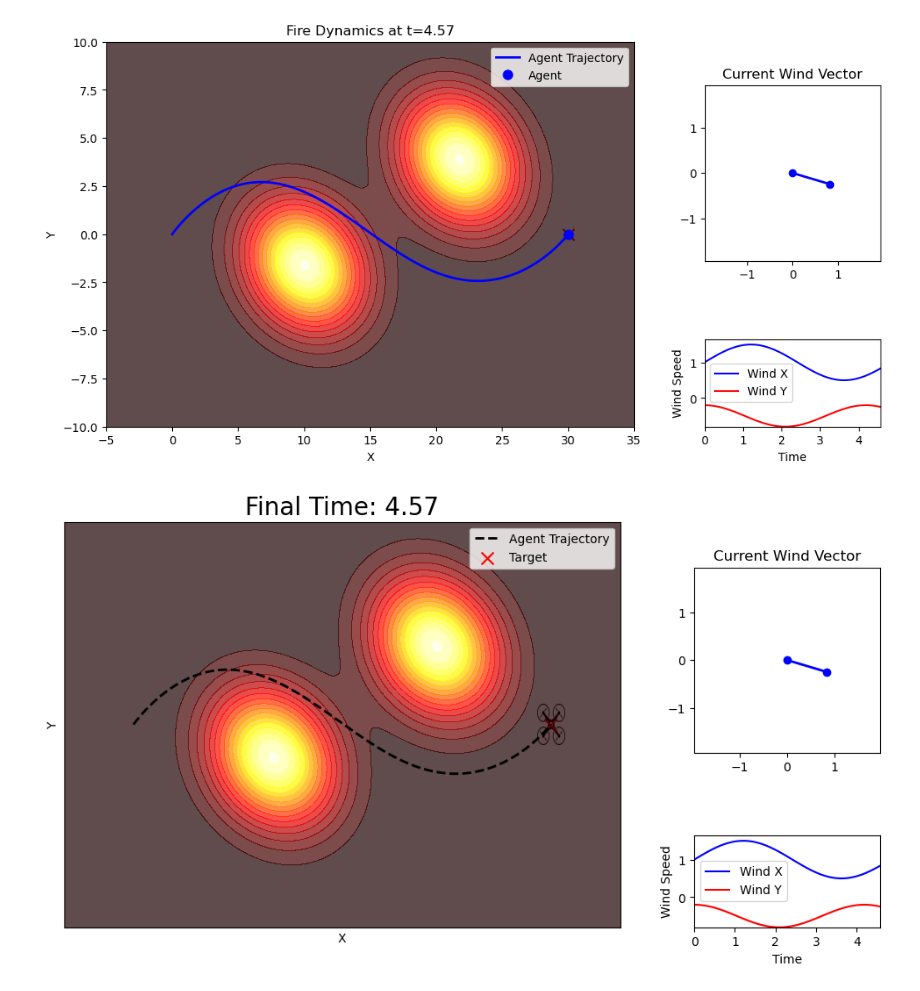
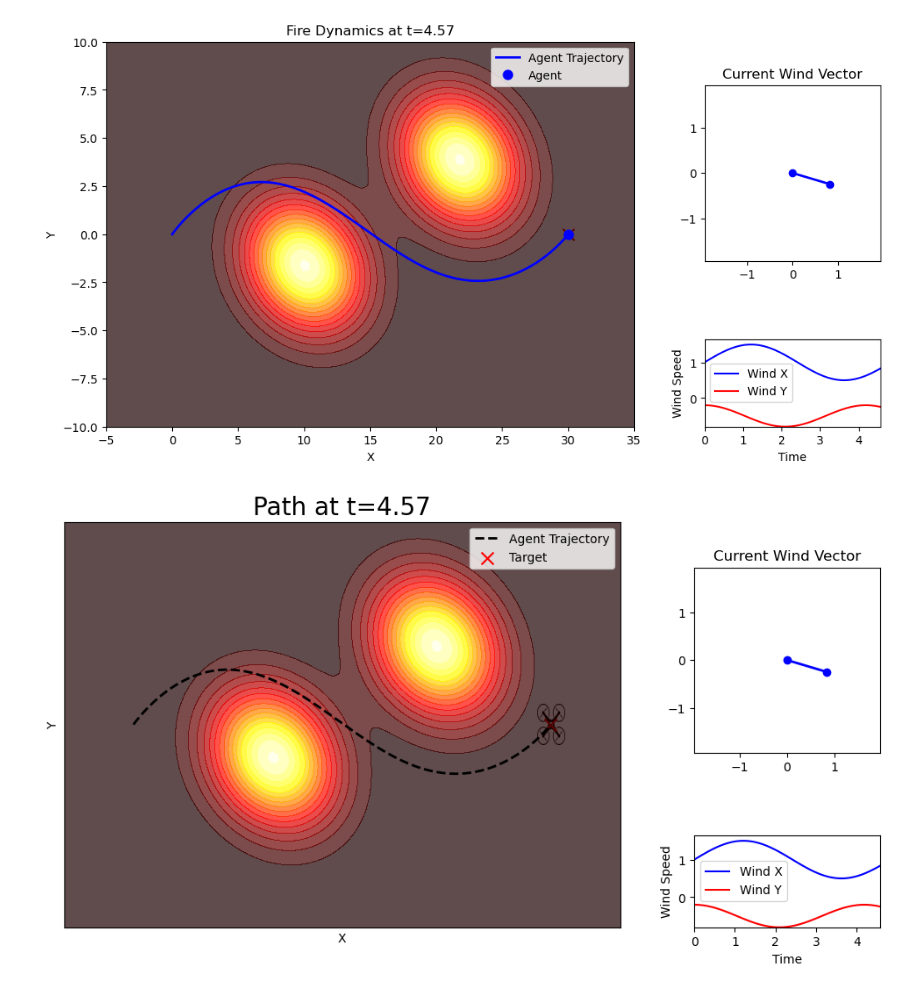
Before and after one commit to mwshumway/Wildfires, a Jupyter notebook: two_fire_vary_wind_avoid.ipynb, the cells around one changed output. Drawn from its saved outputs; the diff is of its cells as text; code cells hidden in the pictures.

```diff
--- a/two_fire_vary_wind_avoid.ipynb
+++ b/two_fire_vary_wind_avoid.ipynb
@@ -385,7 +385,7 @@ contour = None
 traj_line, = main_ax.plot([], [], 'k--', lw=2, label='Agent Trajectory')
 main_ax.legend()
 
-drone_img = mpimg.imread('drone2.png')
+drone_img = mpimg.imread('images/drone2.png')
 drone_size = 1.0
 drone = main_ax.imshow(drone_img, aspect='auto', extent=[-100, -99, -100, -99])
 
@@ -393,7 +393,6 @@ drone = main_ax.imshow(drone_img, aspect='auto', extent=[-100, -99, -100, -99])
 main_ax.scatter(target[0], target[1], marker='x', color='red', s=100, label='Target')
 main_ax.legend()
 
-main_ax.set_title(f'Final Time: {tf:.2f}', fontsize=20)
 main_ax.set_xticks([])
 main_ax.set_yticks([])
 
@@ -433,34 +432,36 @@ def update(i):
                   aspect='equal', title='Current Wind Vector')
     color = 'blue' if w1 >= 0 else 'red'
     vector_ax.plot([0, w1], [0, w2], color=color, linewidth=2, marker='o')
 
     # Update wind over time plot
     wind_line1.set_data(t_values[:i+1], w1_list[:i+1])
     wind_line2.set_data(t_values[:i+1], w2_list[:i+1])
 
     # Update trajectory and current position
     mask = t_eval <= t
     traj_line.set_data(x_traj[mask], y_traj[mask])
     if mask.any():
         x_curr, y_curr = x_traj[mask][-1], y_traj[mask][-1]
         done_extent = [
             x_curr - drone_size, x_curr + drone_size,
             y_curr - drone_size, y_curr + drone_size
         ]
         drone.set_extent(done_extent)
 
+    main_ax.set_title(f'Path at t={t:.2f}', fontsize=20)
+
     return [*contour.collections, traj_line, wind_line1, wind_line2]
 
 # Animate
 ani = animation.FuncAnimation(
     fig, update, frames=len(t_values),
     interval=50, blit=False, repeat=True
 )
 
 ani.save('animations/fire2_drone_varyw.mp4', writer='ffmpeg', fps=20)
 plt.show()
 # %% [output]
-[figure, old version]
+[figure, new version]
 # %%
 frame_indices = [30, 70, 99]
 output_filenames = ['fire2_drone_varyw_early.png', 'fire2_drone_varyw_mid.png', 'fire2_drone_varyw_end.png']
```
Also changed, not shown: parts of 1 cell of this notebook, 9 other files.
